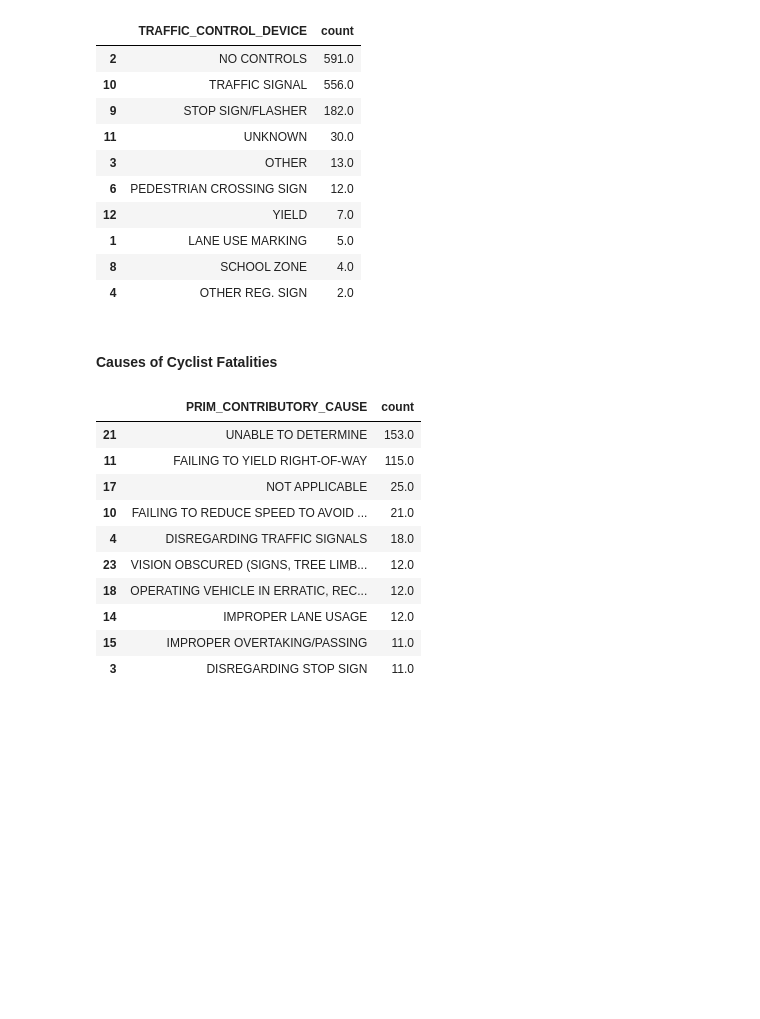
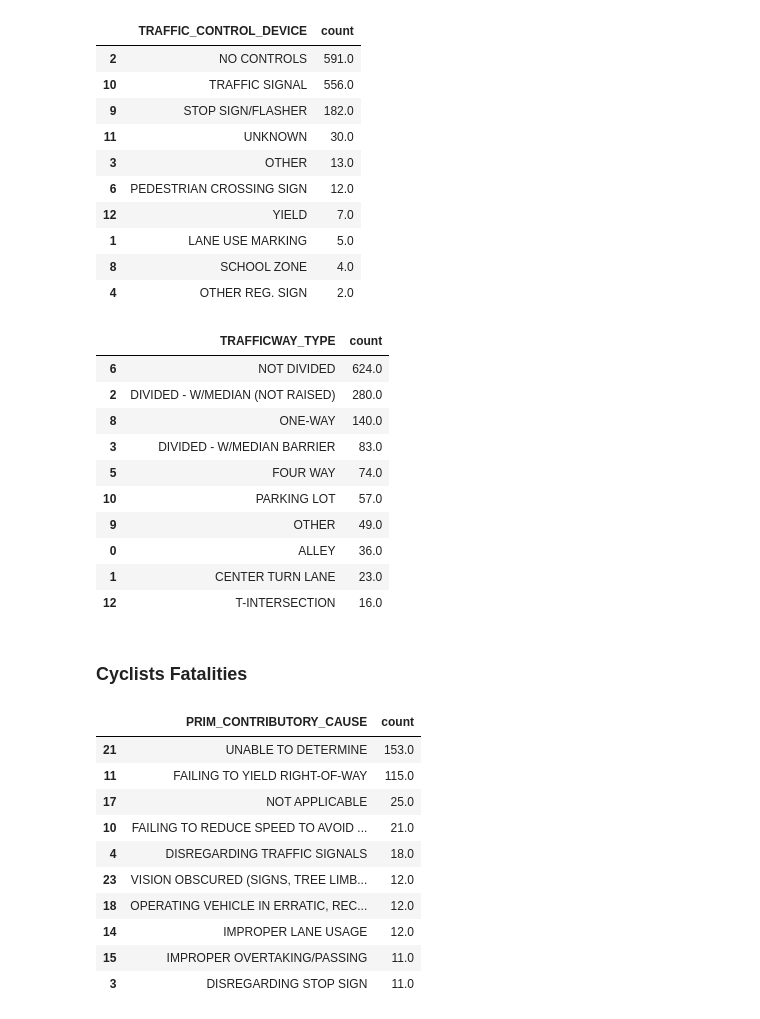
Before and after one commit to Morgan-Sell/chicago-traffic-safety, a Jupyter notebook: eda_feature_engineer.ipynb, the cells around one changed output. Cells and saved outputs as stored; diff of their text form; code cells hidden in the pictures; blank space fills up the shorter version.

```diff
--- a/eda_feature_engineer.ipynb
+++ b/eda_feature_engineer.ipynb
@@ -373,5 +380,5 @@ eda_feat_eng_utils.display_bar_plot(accidents, 'WEATHER_CONDITION', 'Accident by
 # %%
-pedestrian_fatal = accidents[(accidents['is_fatal_or_incap'] == 1) &  accidents['involved_pedestrian'] == 1].copy()
+pedestrian_fatal = accidents[(accidents['is_fatal_or_incap'] == 1) &  accidents['is_pedestrian'] == 1].copy()
 pedestrian_prime_cause = pedestrian_fatal.groupby('PRIM_CONTRIBUTORY_CAUSE')['is_fatal_or_incap'].describe().reset_index()[['PRIM_CONTRIBUTORY_CAUSE', 'count']]
 
 pedestrian_prime_cause.sort_values(by='count', axis=0, ascending=False, inplace=True)
@@ -389,8 +396,6 @@ pedestrian_prime_cause.iloc[:10, :]
 | 3 | DISREGARDING STOP SIGN | 25.0 |
 | 9 | DRIVING SKILLS/KNOWLEDGE/EXPERIENCE | 23.0 |
 # %%
-
-pedestrian_fatal = accidents[(accidents['is_fatal_or_incap'] == 1) &  accidents['involved_pedestrian'] == 1].copy()
 pedestrian_traffic_device = pedestrian_fatal.groupby('TRAFFIC_CONTROL_DEVICE')['is_fatal_or_incap'].describe().reset_index()[['TRAFFIC_CONTROL_DEVICE', 'count']]
 
 pedestrian_traffic_device.sort_values(by='count', axis=0, ascending=False, inplace=True)
@@ -407,6 +412,23 @@ pedestrian_traffic_device.iloc[:10, :]
 | 1 | LANE USE MARKING | 5.0 |
 | 8 | SCHOOL ZONE | 4.0 |
 | 4 | OTHER REG. SIGN | 2.0 |
+# %%
+pedestrian_traffic_type = pedestrian_fatal.groupby('TRAFFICWAY_TYPE')['is_fatal_or_incap'].describe().reset_index()[['TRAFFICWAY_TYPE', 'count']]
+
+pedestrian_traffic_type.sort_values(by='count', axis=0, ascending=False, inplace=True)
+pedestrian_traffic_type.iloc[:10, :]
+# %% [output]
+|  | TRAFFICWAY_TYPE | count |
+| 6 | NOT DIVIDED | 624.0 |
+| 2 | DIVIDED - W/MEDIAN (NOT RAISED) | 280.0 |
+| 8 | ONE-WAY | 140.0 |
+| 3 | DIVIDED - W/MEDIAN BARRIER | 83.0 |
+| 5 | FOUR WAY | 74.0 |
+| 10 | PARKING LOT | 57.0 |
+| 9 | OTHER | 49.0 |
+| 0 | ALLEY | 36.0 |
+| 1 | CENTER TURN LANE | 23.0 |
+| 12 | T-INTERSECTION | 16.0 |
 # %% [markdown]
-#### Causes of Cyclist Fatalities
+### Cyclists Fatalities
 # %%
```
Also changed, not shown: parts of 11 cells of this notebook, 6 other files.
